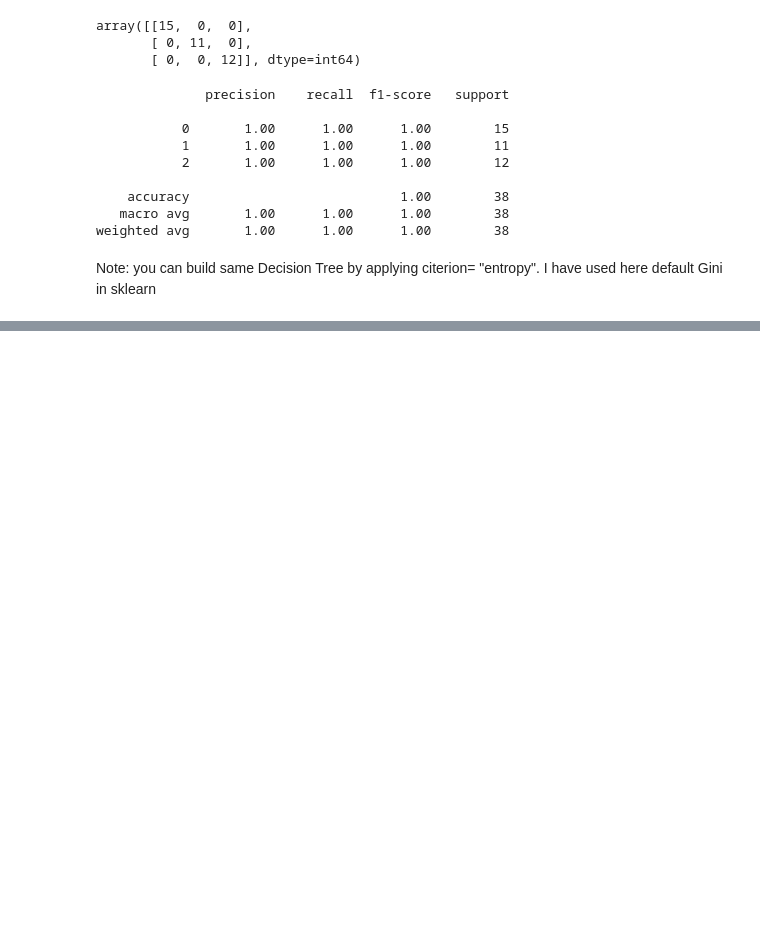
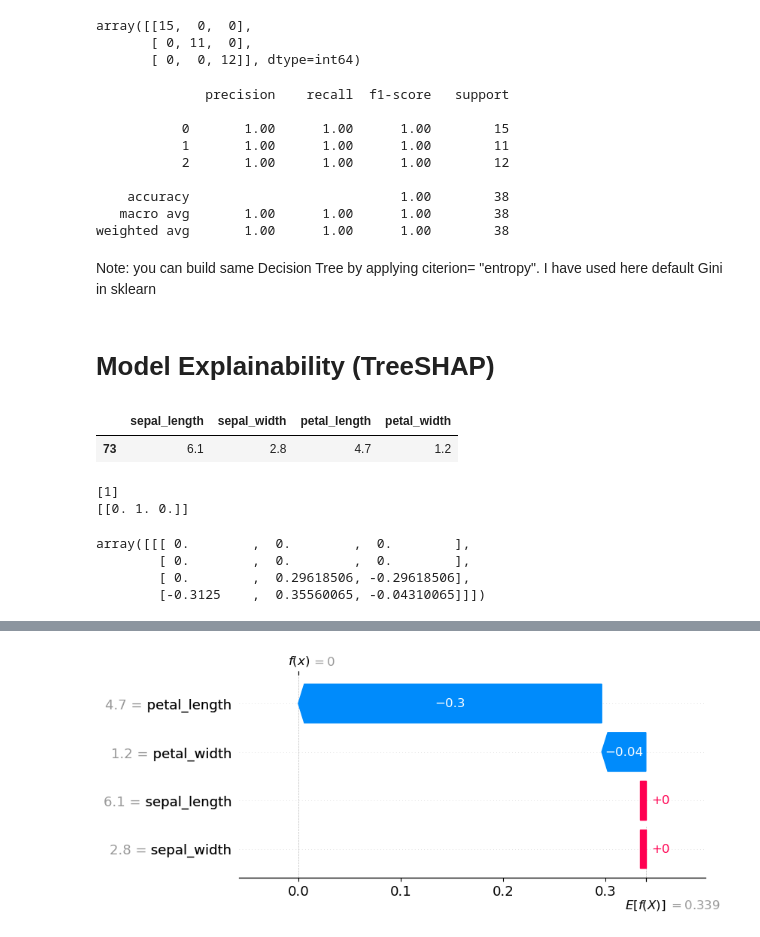
Before and after one commit to ChanduKReddy99/DecisionTree_Classfier_and_Reg, a Jupyter notebook: Decision-Tree/DecisionTree_Classifier/DecisionTree-Classiiifier.ipynb, the cells around one changed output, grey strips where cells are left out. Cells and saved outputs as stored; diff of their text form; code cells hidden in the pictures; blank space fills up the shorter version.

```diff
--- a/Decision-Tree/DecisionTree_Classifier/DecisionTree-Classiiifier.ipynb
+++ b/Decision-Tree/DecisionTree_Classifier/DecisionTree-Classiiifier.ipynb
@@ -280,3 +280,5 @@ print(class_report_pruning)
 weighted avg       1.00      1.00      1.00        38
 # %% [markdown]
 Note: you can build same Decision Tree by applying citerion= "entropy". I have used here default Gini in sklearn
+# %% [markdown]
+# Model Explainability (TreeSHAP)
@@ -282,0 +287,44 @@ Note: you can build same Decision Tree by applying citerion= "entropy". I have u
+# %%
+explainer = shap.TreeExplainer(classifier_pruning)
+
+shap_values = explainer.shap_values(X_test)
+# %%
+# get one record from test data
+data_1 = X_test.iloc[[0]]
+data_1
+# %% [output]
+|  | sepal_length | sepal_width | petal_length | petal_width |
+| 73 | 6.1 | 2.8 | 4.7 | 1.2 |
+# %%
+# predict for data_1
+prediction = classifier_pruning.predict(data_1)
+
+# get the proba for data_1
+probability = classifier_pruning.predict_proba(data_1)
+
+print(prediction)
+print(probability)
+# %% [output]
+[1]
+[[0. 1. 0.]]
+# %%
+shap_value = explainer.shap_values(data_1)
+shap_value
+# %% [output]
+array([[[ 0.        ,  0.        ,  0.        ],
+        [ 0.        ,  0.        ,  0.        ],
+        [ 0.        ,  0.29618506, -0.29618506],
+        [-0.3125    ,  0.35560065, -0.04310065]]])
+# %%
+# to visualize
+shap.initjs()
+
+shap.plots.waterfall(
+    shap.Explanation(
+        values=shap_value[0, :, 2],
+        base_values=explainer.expected_value[2],
+        data=data_1.iloc[0],
+        feature_names=data_1.columns,
+    )
+)
+# %% [output]
@@ -282,0 +332 @@ Note: you can build same Decision Tree by applying citerion= "entropy". I have u
+[figure, added]
```
Also changed, not shown: parts of 7 cells of this notebook.
